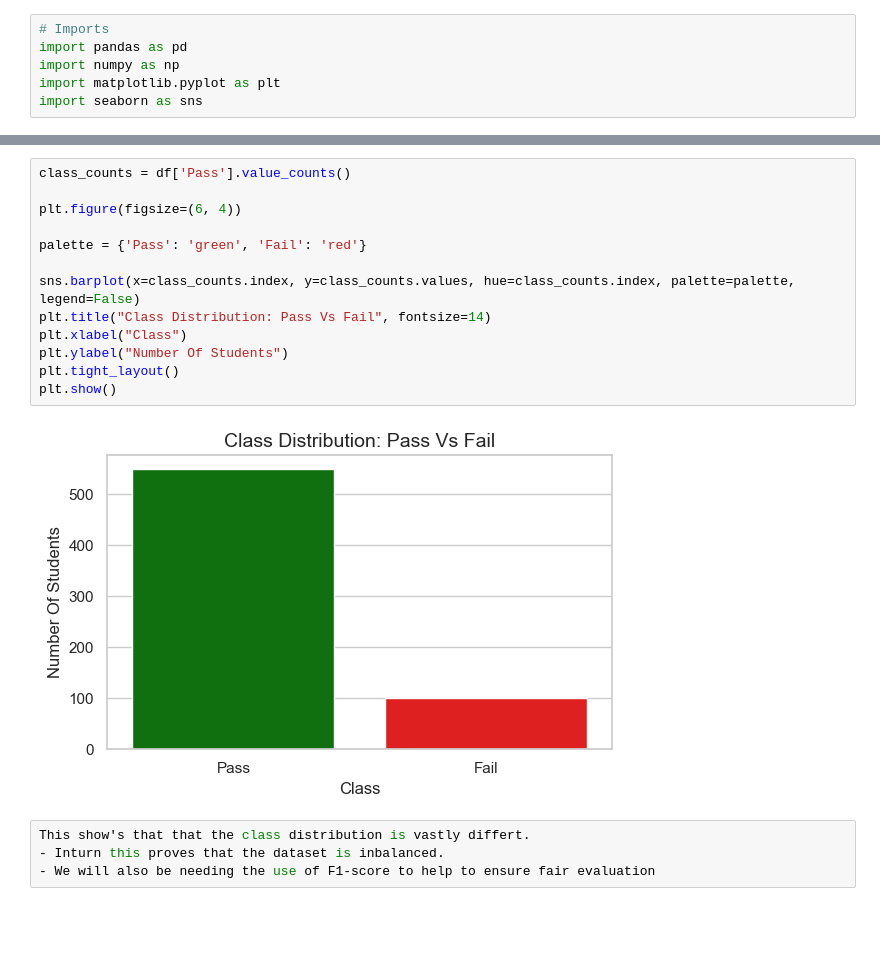
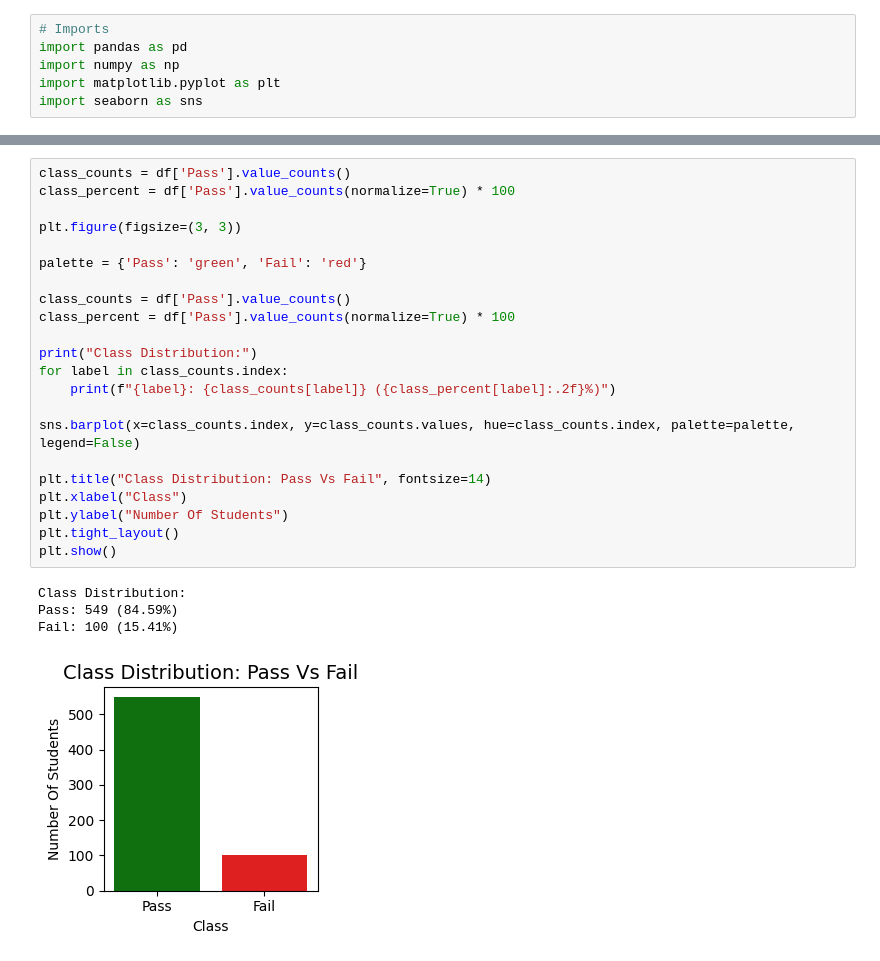
Before and after one commit to FalconCharge/Machine-Learning-Project, a Jupyter notebook: notebooks/BarPlot.ipynb, the cells around one changed output, grey strips where cells are left out. Cells and saved outputs as stored; diff of their text form; blank space fills up the shorter version.

Commit message:
updated confused plot and doubled checked if the stratify thing is working

```diff
--- a/notebooks/BarPlot.ipynb
+++ b/notebooks/BarPlot.ipynb
@@ -26,20 +27,28 @@ df.head()
 5 rows × 34 columns
 # %%
 class_counts = df['Pass'].value_counts()
+class_percent = df['Pass'].value_counts(normalize=True) * 100
 
-plt.figure(figsize=(6, 4))
+plt.figure(figsize=(3, 3))
 
 palette = {'Pass': 'green', 'Fail': 'red'}
 
+class_counts = df['Pass'].value_counts()
+class_percent = df['Pass'].value_counts(normalize=True) * 100
+
+print("Class Distribution:")
+for label in class_counts.index:
+    print(f"{label}: {class_counts[label]} ({class_percent[label]:.2f}%)")
+
 sns.barplot(x=class_counts.index, y=class_counts.values, hue=class_counts.index, palette=palette, legend=False)
+
 plt.title("Class Distribution: Pass Vs Fail", fontsize=14)
 plt.xlabel("Class")
 plt.ylabel("Number Of Students")
 plt.tight_layout()
 plt.show()
 # %% [output]
+Class Distribution:
+Pass: 549 (84.59%)
+Fail: 100 (15.41%)
-[figure, old version]
+[figure, new version]
-# %%
-This show's that that the class distribution is vastly differt.
-- Inturn this proves that the dataset is inbalanced.
-- We will also be needing the use of F1-score to help to ensure fair evaluation
```
Also changed, not shown: parts of 6 cells of this notebook, 3 other files.
